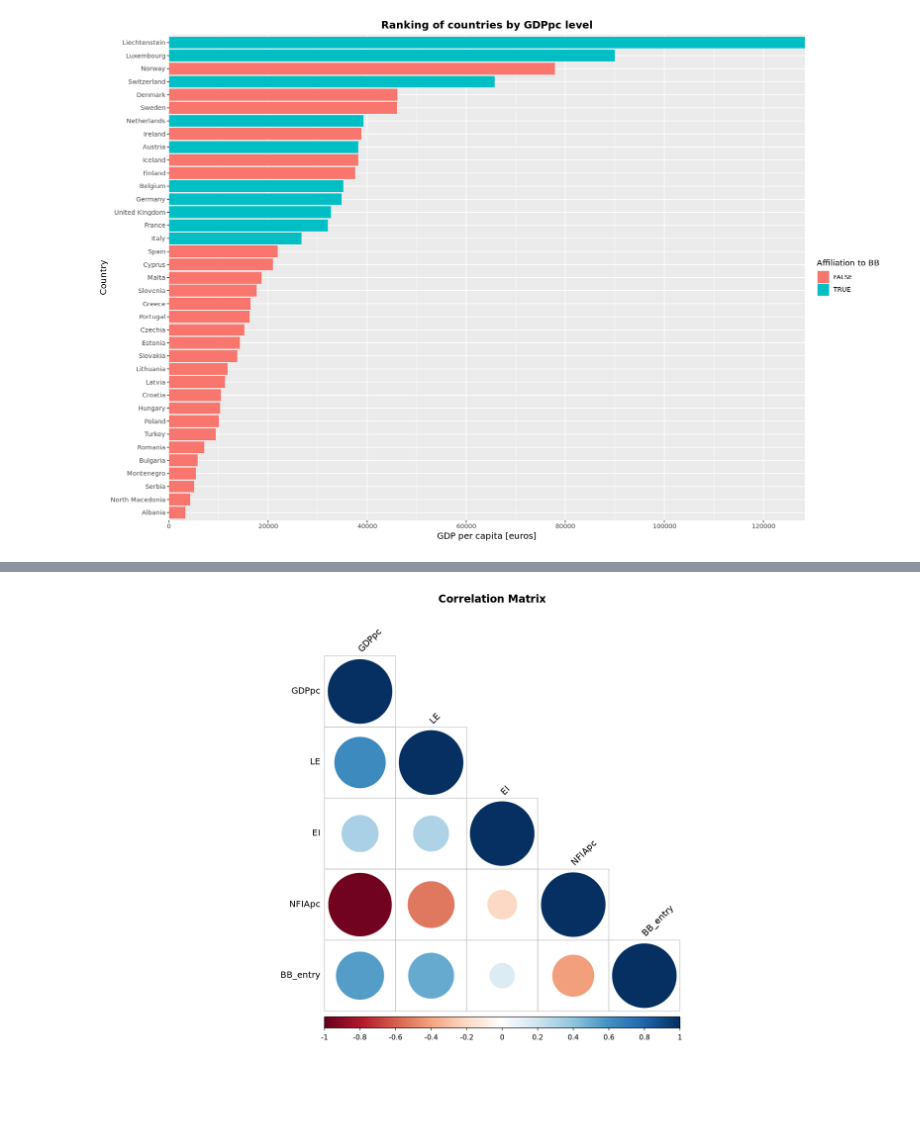
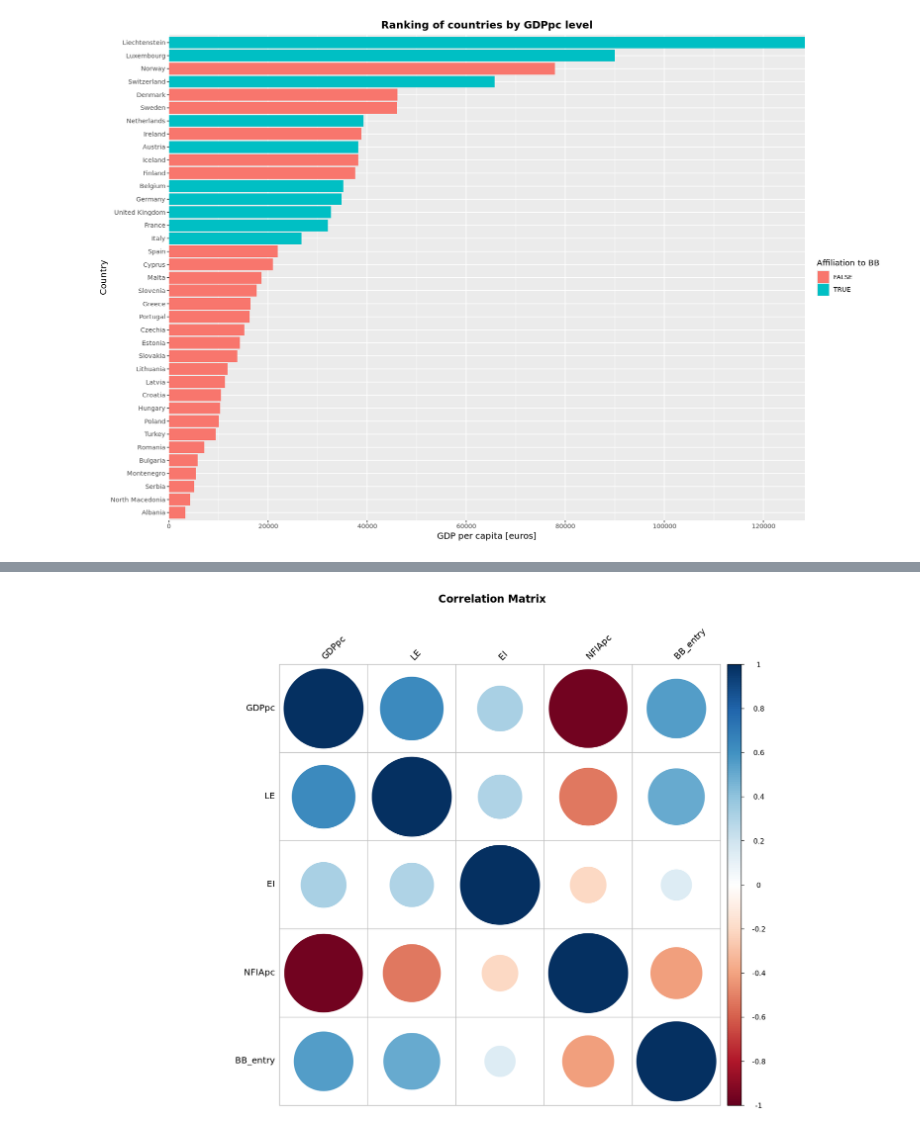
Before and after one commit to nickobard/eurostat-datasets-analysis, a Jupyter notebook: sem-3/semestral-work.ipynb, the cells around one changed output, grey strips where cells are left out. Cells and saved outputs as stored; diff of their text form; code cells hidden in the pictures; blank space fills up the shorter version.

```diff
--- a/sem-3/semestral-work.ipynb
+++ b/sem-3/semestral-work.ipynb
@@ -313,6 +327,6 @@ ggplot(data, aes(x=GDPpc, y=reorder(country, GDPpc), fill=BB_entry)) +
 # %%
-corrplot(cor(data[, -1]), method="circle", type="lower",
+corrplot(cor(data[, -1]), method="circle",
          tl.col="black", tl.srt=45,
          title="Correlation Matrix", mar=c(0,0,2,0))
 # %% [output]
-[figure, old version]
+[figure, new version]
```
Also changed, not shown: parts of 13 cells of this notebook.
